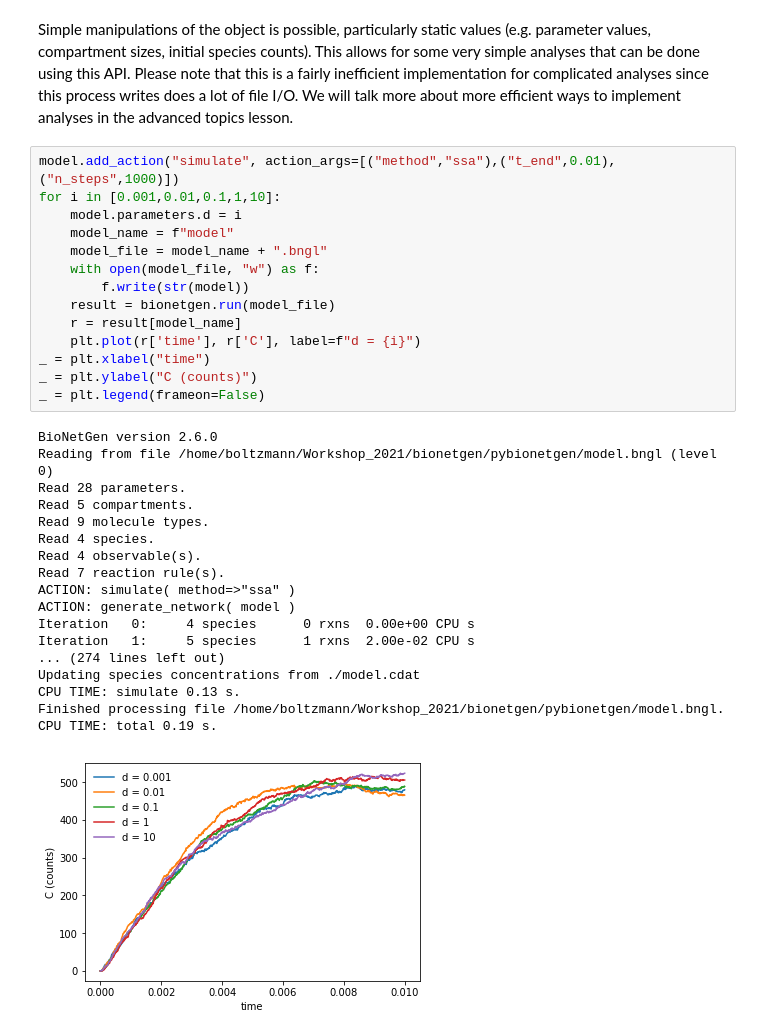
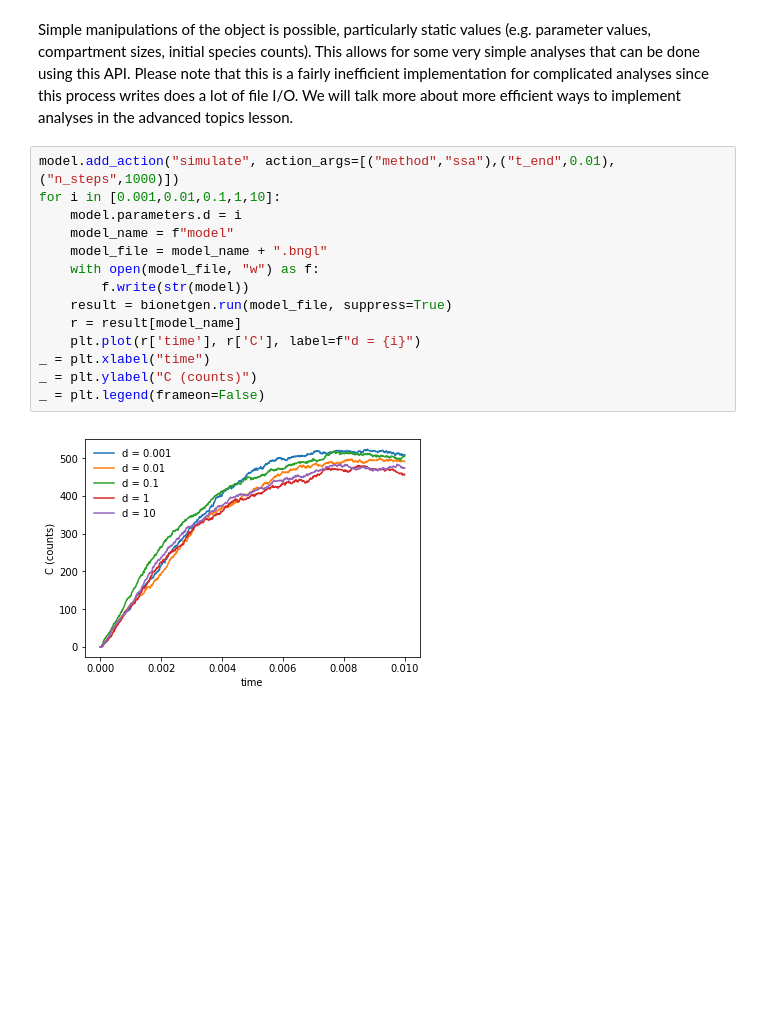
Before and after one commit to mcellteam/Workshop_2021, a Jupyter notebook: bionetgen/pybionetgen/pybng.ipynb, the cells around one changed output. Saved outputs shown, nothing was run; the diff lists cells and outputs as text; blank space fills up the shorter version.

Commit message:
updated notebook with suppressed output for parameter scan

```diff
--- a/bionetgen/pybionetgen/pybng.ipynb
+++ b/bionetgen/pybionetgen/pybng.ipynb
@@ -184,33 +166,16 @@ Simple manipulations of the object is possible, particularly static values (e.g.
 # %%
 model.add_action("simulate", action_args=[("method","ssa"),("t_end",0.01),("n_steps",1000)])
 for i in [0.001,0.01,0.1,1,10]:
     model.parameters.d = i
     model_name = f"model"
     model_file = model_name + ".bngl"
     with open(model_file, "w") as f:
         f.write(str(model))
-    result = bionetgen.run(model_file)
+    result = bionetgen.run(model_file, suppress=True)
     r = result[model_name]
     plt.plot(r['time'], r['C'], label=f"d = {i}")
 _ = plt.xlabel("time")
 _ = plt.ylabel("C (counts)")
 _ = plt.legend(frameon=False)
 # %% [output]
-BioNetGen version 2.6.0
-Reading from file /home/boltzmann/Workshop_2021/bionetgen/pybionetgen/model.bngl (level 0)
-Read 28 parameters.
-Read 5 compartments.
-Read 9 molecule types.
-Read 4 species.
-Read 4 observable(s).
-Read 7 reaction rule(s).
-ACTION: simulate( method=>"ssa" )
-ACTION: generate_network( model )
-Iteration   0:     4 species      0 rxns  0.00e+00 CPU s
-Iteration   1:     5 species      1 rxns  2.00e-02 CPU s
-... (274 lines left out)
-Updating species concentrations from ./model.cdat
-CPU TIME: simulate 0.13 s.
-Finished processing file /home/boltzmann/Workshop_2021/bionetgen/pybionetgen/model.bngl.
-CPU TIME: total 0.19 s.
-[figure, old version]
+[figure, new version]
```
Also changed, not shown: parts of 9 cells of this notebook.
